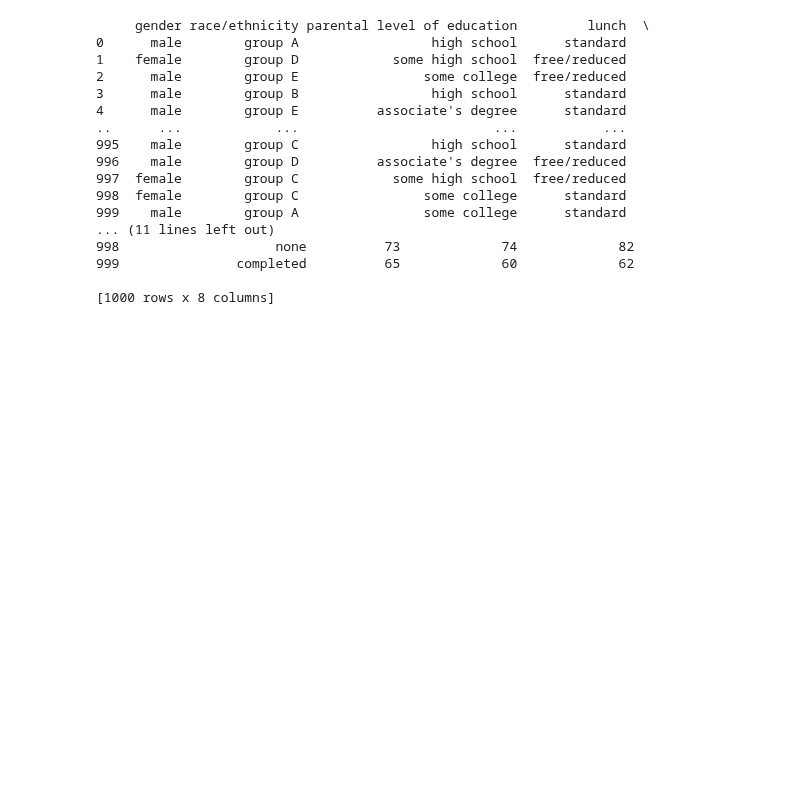
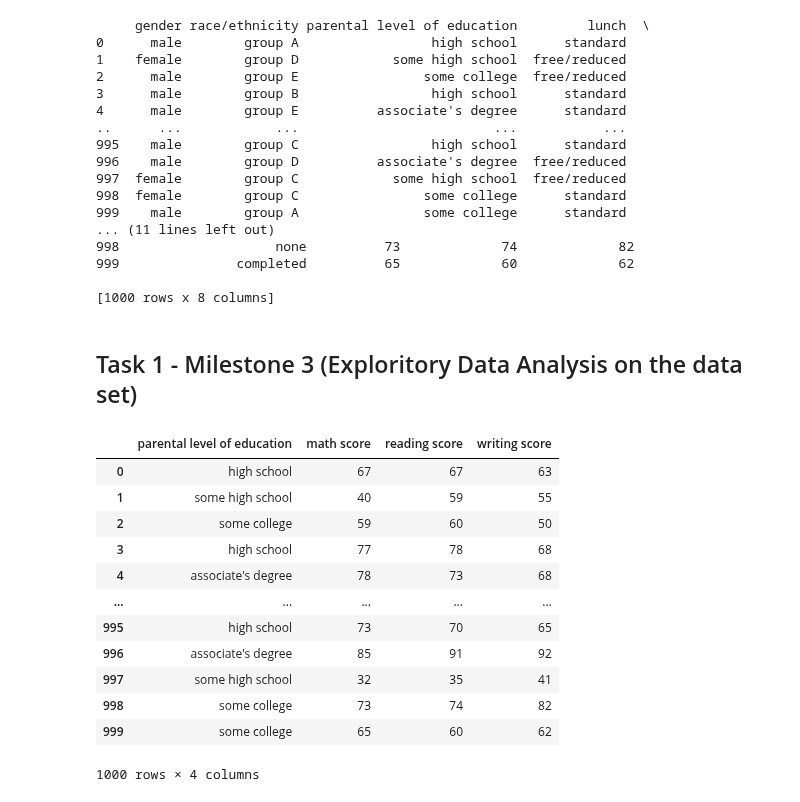
Before and after one commit to ubco-W2022T1-cosc301/project-group01, a Jupyter notebook: notebooks/analysis1.ipynb, the cells around one changed output. Cells and saved outputs as stored; diff of their text form; code cells hidden in the pictures; blank space fills up the shorter version.

```diff
--- a/notebooks/analysis1.ipynb
+++ b/notebooks/analysis1.ipynb
@@ -29,3 +29,24 @@ print(df)
 999               completed          65             60             62
 
 [1000 rows x 8 columns]
+# %% [markdown]
+## Task 1 - Milestone 3 (Exploritory Data Analysis on the data set)
+# %%
+cols = list(df.columns)
+df = df[cols[2:3] + cols[5:8]]
+df
+#Getting rid of the columns that aren't required to answer my research question, TODO: add a mean column
+# %% [output]
+|  | parental level of education | math score | reading score | writing score |
+| 0 | high school | 67 | 67 | 63 |
+| 1 | some high school | 40 | 59 | 55 |
+| 2 | some college | 59 | 60 | 50 |
+| 3 | high school | 77 | 78 | 68 |
+| 4 | associate's degree | 78 | 73 | 68 |
+| ... | ... | ... | ... | ... |
+| 995 | high school | 73 | 70 | 65 |
+| 996 | associate's degree | 85 | 91 | 92 |
+| 997 | some high school | 32 | 35 | 41 |
+| 998 | some college | 73 | 74 | 82 |
+| 999 | some college | 65 | 60 | 62 |
+1000 rows × 4 columns
```
Also changed, not shown: parts of 1 cell of this notebook.
